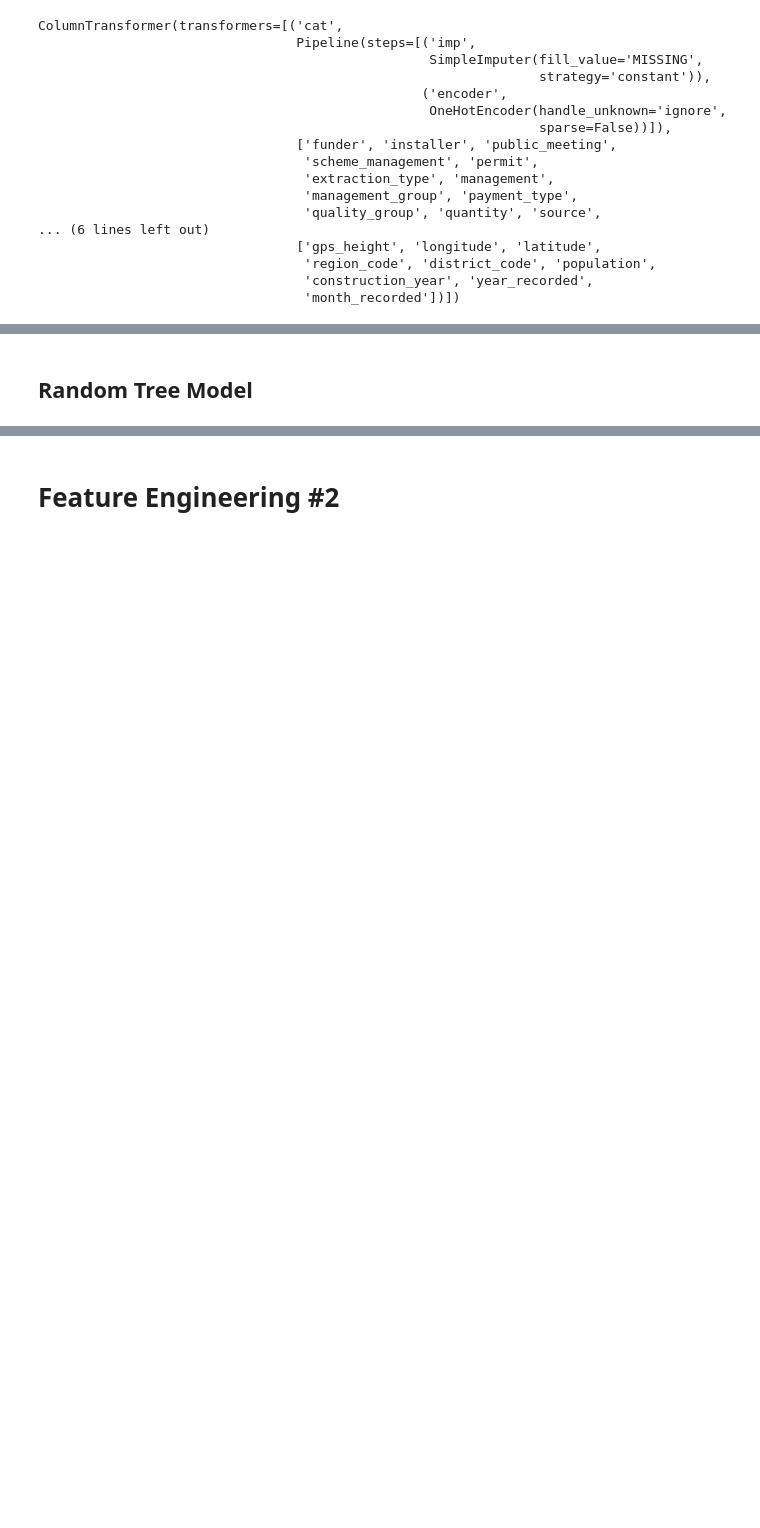
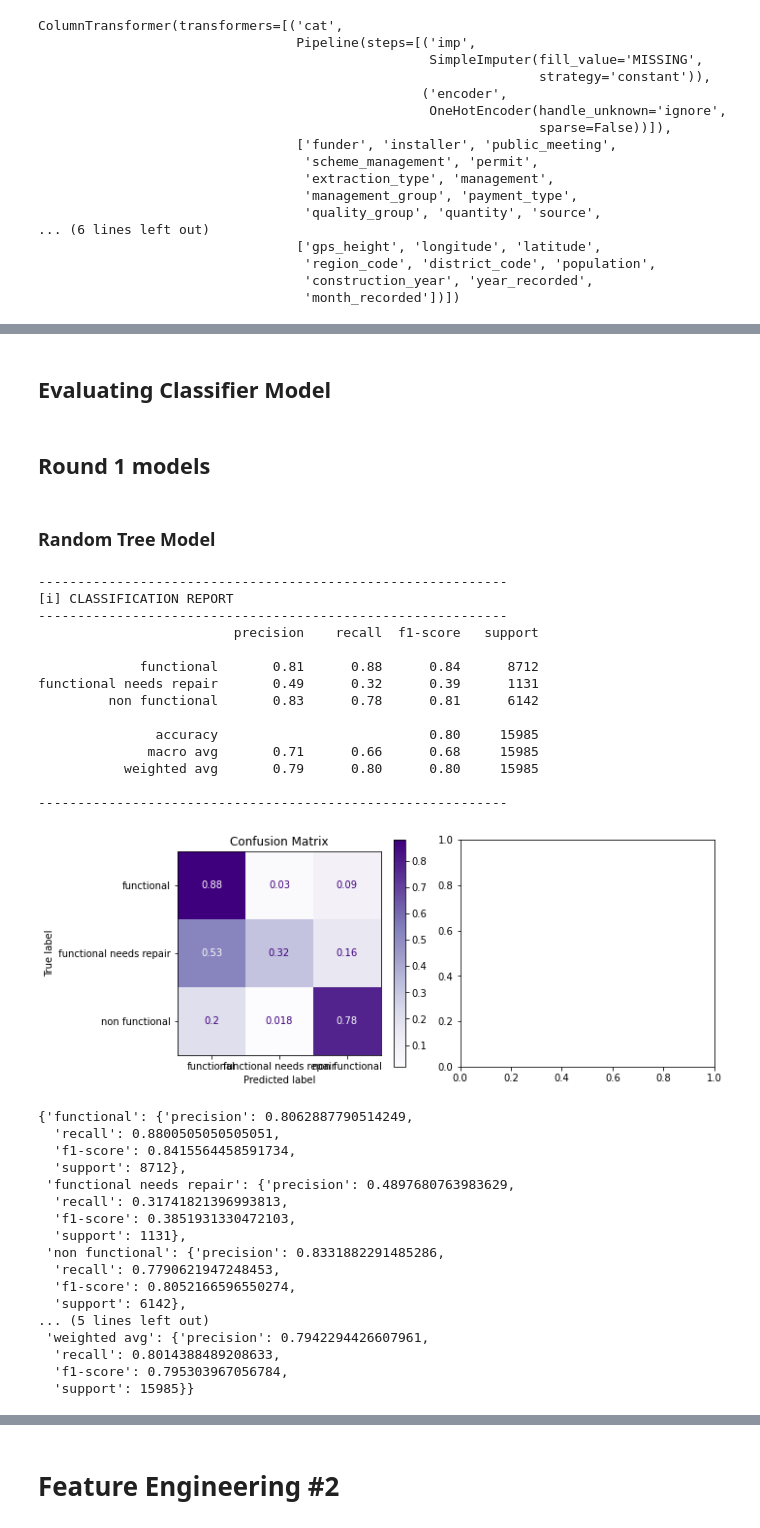
Before and after one commit to singsang2/Tanzanian-Water-Well-Project, a Jupyter notebook: student.ipynb, the cells around one changed output, grey strips where cells are left out. Drawn from its saved outputs; the diff is of its cells as text; code cells hidden in the pictures; blank space fills up the shorter version.

Commit message:
initial models

```diff
--- a/student.ipynb
+++ b/student.ipynb
@@ -256,0 +242,9 @@ Name: public_meeting, Length: 59400, dtype: object
+# %%
+X_train_tf = preprocessing.fit_transform(X_train)
+X_test_tf = preprocessing.transform(X_test)
+# %%
+feature_names = preprocessing.named_transformers_['cat'].\
+                named_steps['encoder'].get_feature_names(cat_cols).tolist()
+feature_names
+
+features = feature_names+num_cols
@@ -256,0 +269,5 @@ Name: public_meeting, Length: 59400, dtype: object
+# %%
+X_train_tf = pd.DataFrame(X_train_tf, columns = features)
+X_test_tf = pd.DataFrame(X_test_tf, columns = features)
+# %% [markdown]
+## Evaluating Classifier Model
@@ -257,5 +332,43 @@ Name: public_meeting, Length: 59400, dtype: object
+# %% [markdown]
+## Round 1 models
 # %% [markdown]
-## Random Tree Model
+### Random Tree Model
 # %%
 from sklearn.ensemble import RandomForestClassifier
 rf = RandomForestClassifier()
+rf.fit(X_train_tf, y_train)
+# %%
+evaluate_classification(rf, X_test_tf, y_test);
+# %% [output]
+------------------------------------------------------------
+[i] CLASSIFICATION REPORT
+------------------------------------------------------------
+                         precision    recall  f1-score   support
+
+             functional       0.81      0.88      0.84      8712
+functional needs repair       0.49      0.32      0.39      1131
+         non functional       0.83      0.78      0.81      6142
+
+               accuracy                           0.80     15985
+              macro avg       0.71      0.66      0.68     15985
+           weighted avg       0.79      0.80      0.80     15985
+
+------------------------------------------------------------
+[figure, added]
+{'functional': {'precision': 0.8062887790514249,
+  'recall': 0.8800505050505051,
+  'f1-score': 0.8415564458591734,
+  'support': 8712},
+ 'functional needs repair': {'precision': 0.4897680763983629,
+  'recall': 0.31741821396993813,
+  'f1-score': 0.3851931330472103,
+  'support': 1131},
+ 'non functional': {'precision': 0.8331882291485286,
+  'recall': 0.7790621947248453,
+  'f1-score': 0.8052166596550274,
+  'support': 6142},
+... (5 lines left out)
+ 'weighted avg': {'precision': 0.7942294426607961,
+  'recall': 0.8014388489208633,
+  'f1-score': 0.795303967056784,
+  'support': 15985}}
```
Also changed, not shown: parts of 40 cells of this notebook, 1 other file.
